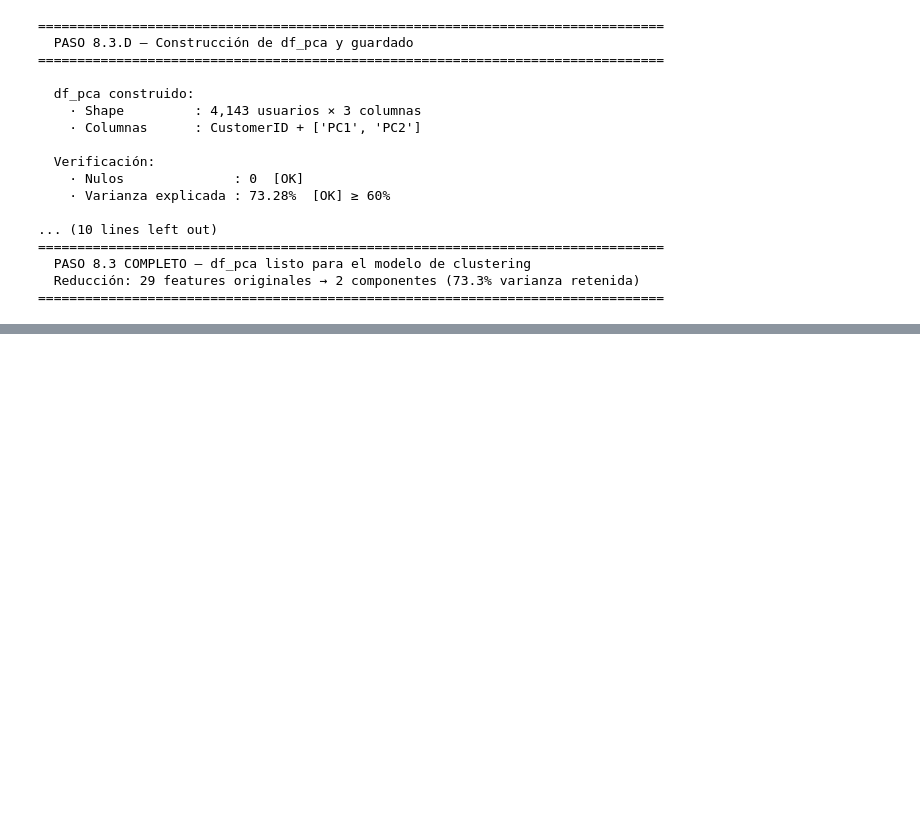
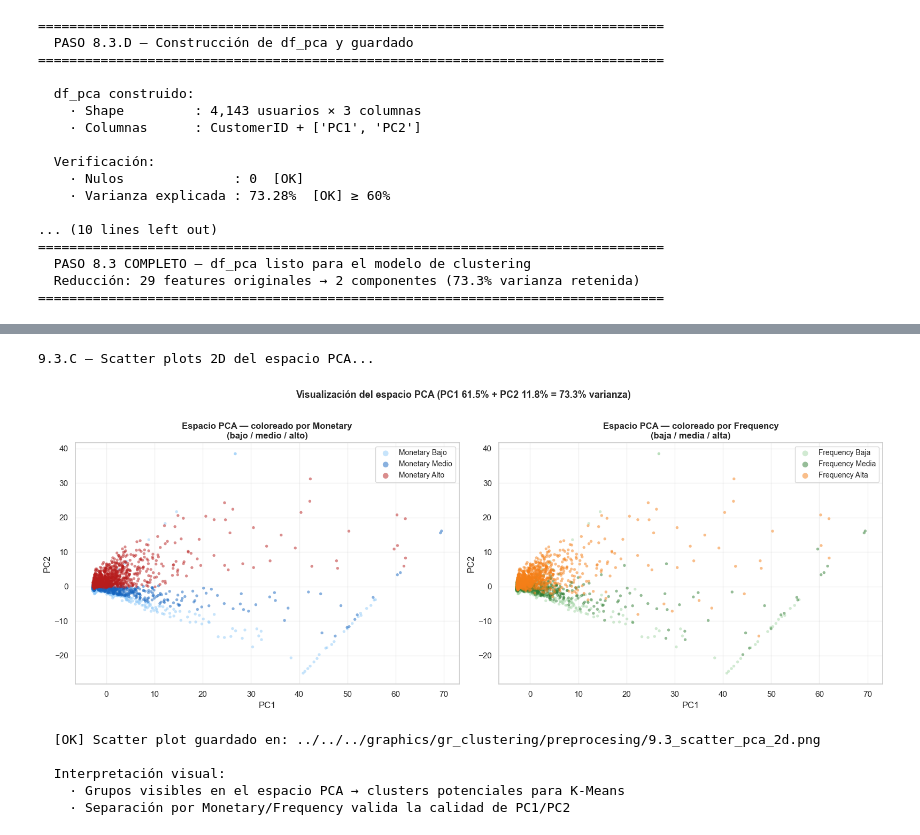
Before and after one commit to ravel01106/proyecto-master-ia-big-data, a Jupyter notebook: notebooks/clustering_proyect/preprocesing/preprocesing_data_clustering.ipynb, the cells around one changed output, grey strips where cells are left out. Cells and saved outputs as stored; diff of their text form; code cells hidden in the pictures; blank space fills up the shorter version.

```diff
--- a/notebooks/clustering_proyect/preprocesing/preprocesing_data_clustering.ipynb
+++ b/notebooks/clustering_proyect/preprocesing/preprocesing_data_clustering.ipynb
@@ -4490,0 +4633,80 @@ print('='*80)
+# %%
+# ══════════════════════════════════════════════════════════════════════════════
+#   PASO 9.3.C — Scatter plot 2D del espacio PCA
+#   Coloreado por rango de Monetary y por rango de Frequency
+# ══════════════════════════════════════════════════════════════════════════════
+
+print('9.3.C — Scatter plots 2D del espacio PCA...')
+
+# Recuperar Monetary y Frequency originales (sin escalar) desde df_rfm_clean
+monetary_orig  = df_rfm_clean.set_index('CustomerID')['Monetary'].reindex(
+                     df_users_encoded['CustomerID'].values).values
+frequency_orig = df_rfm_clean.set_index('CustomerID')['Frequency'].reindex(
+                     df_users_encoded['CustomerID'].values).values
+
+# Crear rangos por terciles
+q33_m, q66_m = np.percentile(monetary_orig,  [33, 66])
+q33_f, q66_f = np.percentile(frequency_orig, [33, 66])
+
+rango_monetary  = pd.cut(monetary_orig,
+                         bins=[-np.inf, q33_m, q66_m, np.inf],
+                         labels=['Bajo', 'Medio', 'Alto'])
+rango_frequency = pd.cut(frequency_orig,
+                         bins=[-np.inf, q33_f, q66_f, np.inf],
+                         labels=['Baja', 'Media', 'Alta'])
+
+pc1 = df_pca['PC1'].values
+pc2 = df_pca['PC2'].values
+
+# Paletas
+cmap_m = {'Bajo': '#90CAF9', 'Medio': '#1565C0', 'Alto': '#B71C1C'}
+cmap_f = {'Baja': '#A5D6A7', 'Media': '#2E7D32', 'Alta': '#F57F17'}
+
+fig, (ax_m, ax_f) = plt.subplots(1, 2, figsize=(16, 6))
+
+# ── Plot 1: coloreado por Monetary ─────────────────────────────────────────
+for nivel, color in cmap_m.items():
+    mask = rango_monetary == nivel
+    ax_m.scatter(pc1[mask], pc2[mask], c=color, label=f'Monetary {nivel}',
+                 alpha=0.5, s=15, edgecolors='none')
+ax_m.set_xlabel('PC1', fontsize=12)
+ax_m.set_ylabel('PC2', fontsize=12)
+ax_m.set_title('Espacio PCA — coloreado por Monetary\n(bajo / medio / alto)',
+               fontsize=12, fontweight='bold')
+ax_m.legend(fontsize=10, markerscale=2)
+ax_m.grid(alpha=0.3)
+
+# ── Plot 2: coloreado por Frequency ────────────────────────────────────────
+for nivel, color in cmap_f.items():
+    mask = rango_frequency == nivel
+    ax_f.scatter(pc1[mask], pc2[mask], c=color, label=f'Frequency {nivel}',
+                 alpha=0.5, s=15, edgecolors='none')
+ax_f.set_xlabel('PC1', fontsize=12)
+ax_f.set_ylabel('PC2', fontsize=12)
+ax_f.set_title('Espacio PCA — coloreado por Frequency\n(baja / media / alta)',
+               fontsize=12, fontweight='bold')
+ax_f.legend(fontsize=10, markerscale=2)
+ax_f.grid(alpha=0.3)
+
+plt.suptitle(f'Visualización del espacio PCA (PC1 {pca_final.explained_variance_ratio_[0]*100:.1f}%'
+             f' + PC2 {pca_final.explained_variance_ratio_[1]*100:.1f}%'
+             f' = {var_total*100:.1f}% varianza)',
+             fontsize=13, fontweight='bold', y=1.02)
+plt.tight_layout()
+
+ruta_scatter = RUTA_GRAFICOS + '9.3_scatter_pca_2d.png'
+plt.savefig(ruta_scatter, dpi=150, bbox_inches='tight')
+plt.show()
+print(f'  [OK] Scatter plot guardado en: {ruta_scatter}')
+print()
+print('  Interpretación visual:')
+print('    · Grupos visibles en el espacio PCA → clusters potenciales para K-Means')
+print('    · Separación por Monetary/Frequency valida la calidad de PC1/PC2')
+# %% [output]
+9.3.C — Scatter plots 2D del espacio PCA...
+[figure, added]
+  [OK] Scatter plot guardado en: ../../../graphics/gr_clustering/preprocesing/9.3_scatter_pca_2d.png
+
+  Interpretación visual:
+    · Grupos visibles en el espacio PCA → clusters potenciales para K-Means
+    · Separación por Monetary/Frequency valida la calidad de PC1/PC2
```
Also changed, not shown: parts of 5 cells of this notebook.
